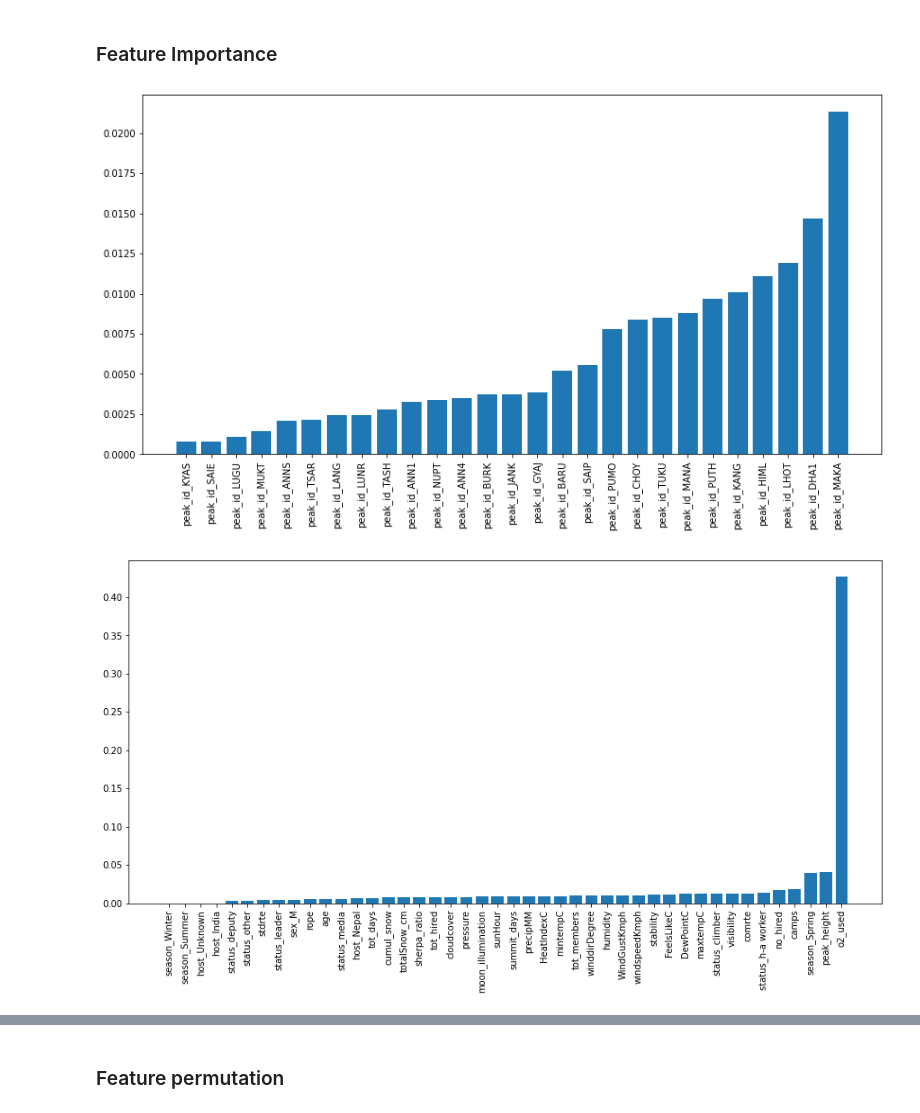
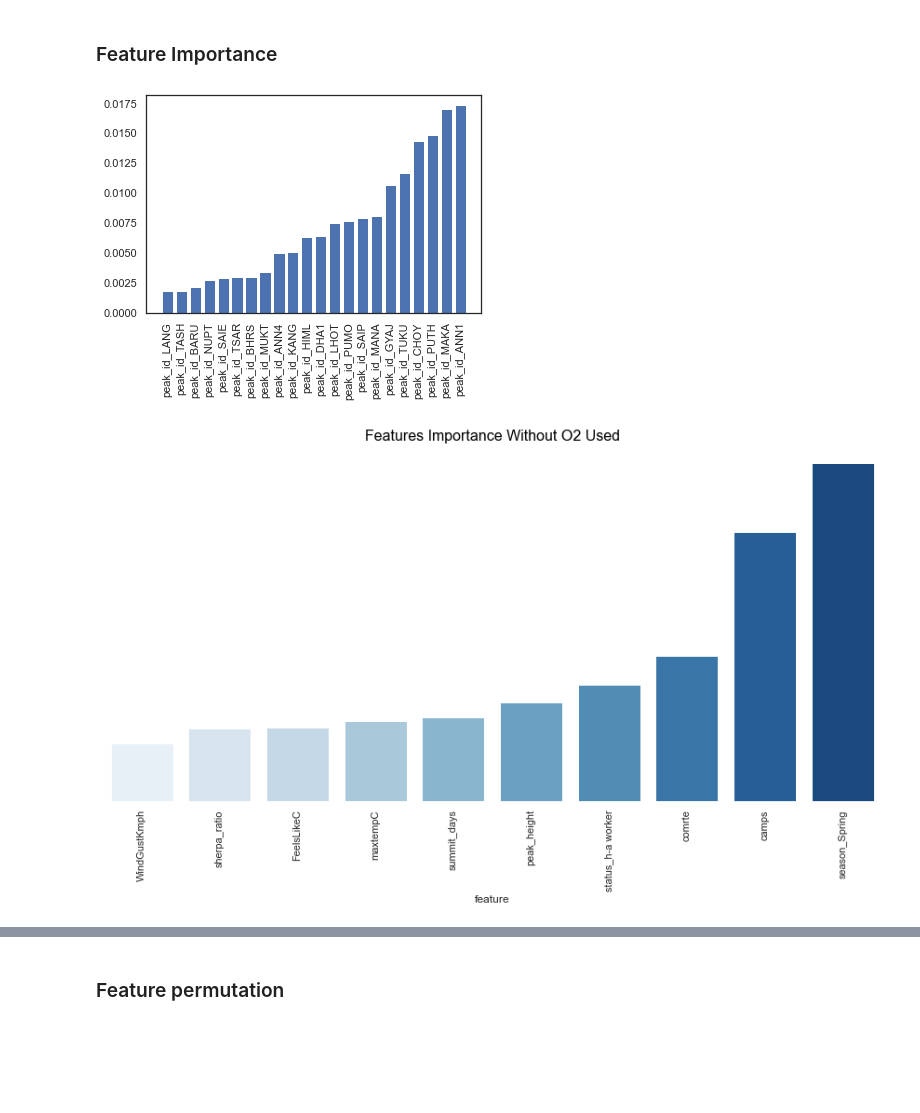
Before and after one commit to JeremyDel/himalaya-project, a Jupyter notebook: himalaya-project/kyril.ipynb, the cells around one changed output, grey strips where cells are left out. Saved outputs shown, nothing was run; the diff lists cells and outputs as text; code cells hidden in the pictures; blank space fills up the shorter version.

```diff
--- a/himalaya-project/kyril.ipynb
+++ b/himalaya-project/kyril.ipynb
@@ -1,8 +6,6 @@
 # %% [markdown]
 # Model
 # %%
-import pandas as pd
-import numpy as np
 from sklearn.preprocessing import MinMaxScaler, OneHotEncoder
 from sklearn.model_selection import train_test_split
 from sklearn.pipeline import Pipeline
@@ -47,6 +50,7 @@ exped.drop(columns= exp_to_drop, inplace=True)
 exped['summit_date'] = pd.to_datetime(exped.summit_date, errors = 'coerce')
 exped['bc_date'] = pd.to_datetime(exped.bc_date , errors = 'coerce')
 exped['rope'] = np.where(exped['rope']>0, True, False)
+
 exped = exped.set_index('summit_date')
 weather = weather.set_index('date_time')
 
@@ -77,8 +81,8 @@ for index, row in df.iterrows():
 
 feature_to_drop = ['tempC', 'WindChillC', 'primrte', 'disabled',
                    'traverse', 'parapente', 'solo', 'ski', 'speed',
-                   'summit_date', 'exp_id', 'bc_date', 'term_reason',
-                   'pressure_past', 'pressure_futur', 'uvIndex']
+                   'summit_date', 'exp_id', 'bc_date', 'term_reason', 'tot_days',
+                   'pressure_past', 'pressure_futur', 'uvIndex', 'o2_used']
 
 df.drop(columns= feature_to_drop, inplace=True)
 # %%
@@ -189,19 +220,27 @@ plt.bar(dfeat.loc[dfeat['value']> val , 'feature'], dfeat.loc[dfeat['value']> va
 plt.xticks(rotation=90)
 plt.show()
 # %% [output]
-[figure, old version]
+[figure, new version]
 # %%
 # feature without peak_id
 dfeat = pd.DataFrame(data=boost.feature_importances_)
 dfeat['feature'] = feature_names
 dfeat.columns = ['value', 'feature']
 df_feat_2 = dfeat[~dfeat['feature'].str.contains('peak_id')]
 df_feat_2 = df_feat_2.sort_values(by='value')
 
-# plot
+palette = sns.color_palette("Blues_r", n_colors=10)
+palette.reverse()
+
 plt.figure(figsize=(15,7))
-plt.bar(df_feat_2.feature, df_feat_2.value)
+sns.barplot(x=df_feat_2.tail(10)['feature'], y=df_feat_2.tail(10)['value'], palette=palette)
 plt.xticks(rotation=90)
+sns.set()
+sns.set_style('white')
+sns.despine(offset=10, trim=True, bottom=True, left=True)
+plt.yticks([])
+plt.ylabel('')
+plt.title('Features Importance Without O2 Used', fontdict = font)
 plt.show()
 # %% [output]
-[figure, old version]
+[figure, new version]
```
Also changed, not shown: parts of 25 cells of this notebook, 1 other file.
